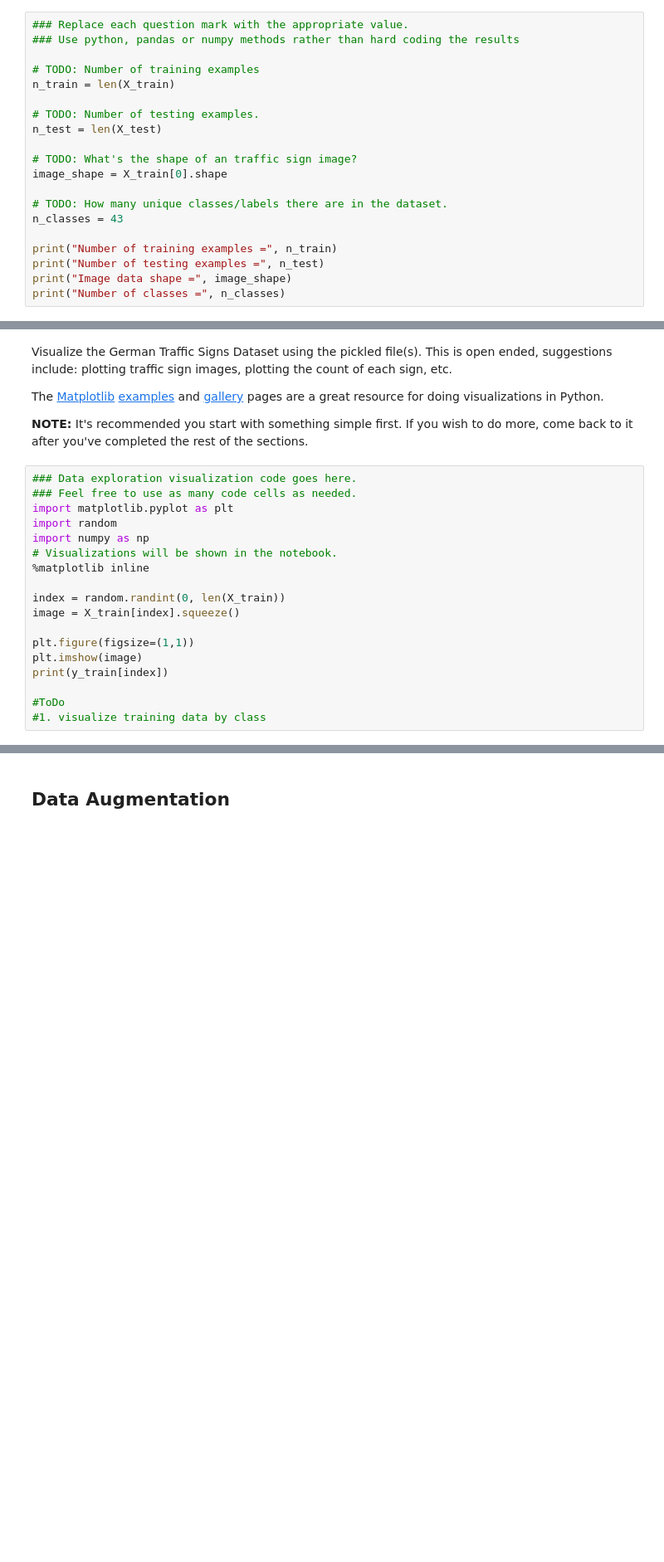
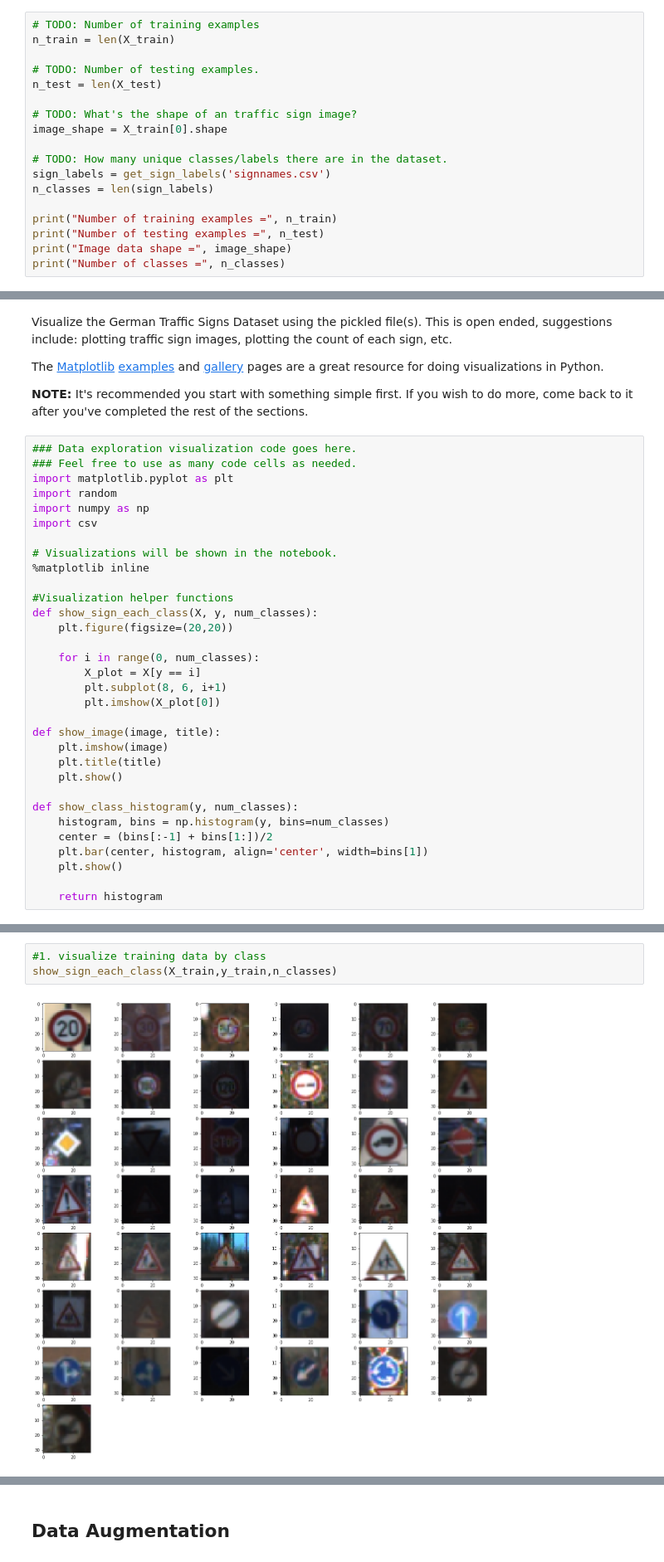
Before and after one commit to arif-makhdzir/SelfDrivingCarND-P2-TrafficSignClassifier, a Jupyter notebook: Traffic_Sign_Classifier.ipynb, the cells around one changed output, grey strips where cells are left out. Shown at 83% size. Drawn from its saved outputs; the diff is of its cells as text; blank space fills up the shorter version.

```diff
--- a/Traffic_Sign_Classifier.ipynb
+++ b/Traffic_Sign_Classifier.ipynb
@@ -59,7 +68,4 @@ Complete the basic data summary below. Use python, numpy and/or pandas methods t
 # %%
-### Replace each question mark with the appropriate value.
-### Use python, pandas or numpy methods rather than hard coding the results
-
 # TODO: Number of training examples
 n_train = len(X_train)
 
@@ -70,7 +76,8 @@ n_test = len(X_test)
 image_shape = X_train[0].shape
 
 # TODO: How many unique classes/labels there are in the dataset.
-n_classes = 43
+sign_labels = get_sign_labels('signnames.csv')
+n_classes = len(sign_labels)
 
 print("Number of training examples =", n_train)
 print("Number of testing examples =", n_test)
@@ -95,15 +102,29 @@ The [Matplotlib](http://matplotlib.org/) [examples](http://matplotlib.org/exampl
 import matplotlib.pyplot as plt
 import random
 import numpy as np
+import csv
+
 # Visualizations will be shown in the notebook.
 %matplotlib inline
 
-index = random.randint(0, len(X_train))
-image = X_train[index].squeeze()
+#Visualization helper functions
+def show_sign_each_class(X, y, num_classes):
+    plt.figure(figsize=(20,20))
 
-plt.figure(figsize=(1,1))
-plt.imshow(image)
-print(y_train[index])
+    for i in range(0, num_classes):
+        X_plot = X[y == i]
+        plt.subplot(8, 6, i+1)
+        plt.imshow(X_plot[0])
 
-#ToDo
-#1. visualize training data by class
+def show_image(image, title):
+    plt.imshow(image)
+    plt.title(title)
+    plt.show()
+
+def show_class_histogram(y, num_classes):
+    histogram, bins = np.histogram(y, bins=num_classes)
+    center = (bins[:-1] + bins[1:])/2
+    plt.bar(center, histogram, align='center', width=bins[1])
+    plt.show()
+
+    return histogram
@@ -133,0 +131,5 @@ plt.show()
+# %%
+#1. visualize training data by class
+show_sign_each_class(X_train,y_train,n_classes)
+# %% [output]
+[figure, added]
```
Also changed, not shown: parts of 31 cells of this notebook.
